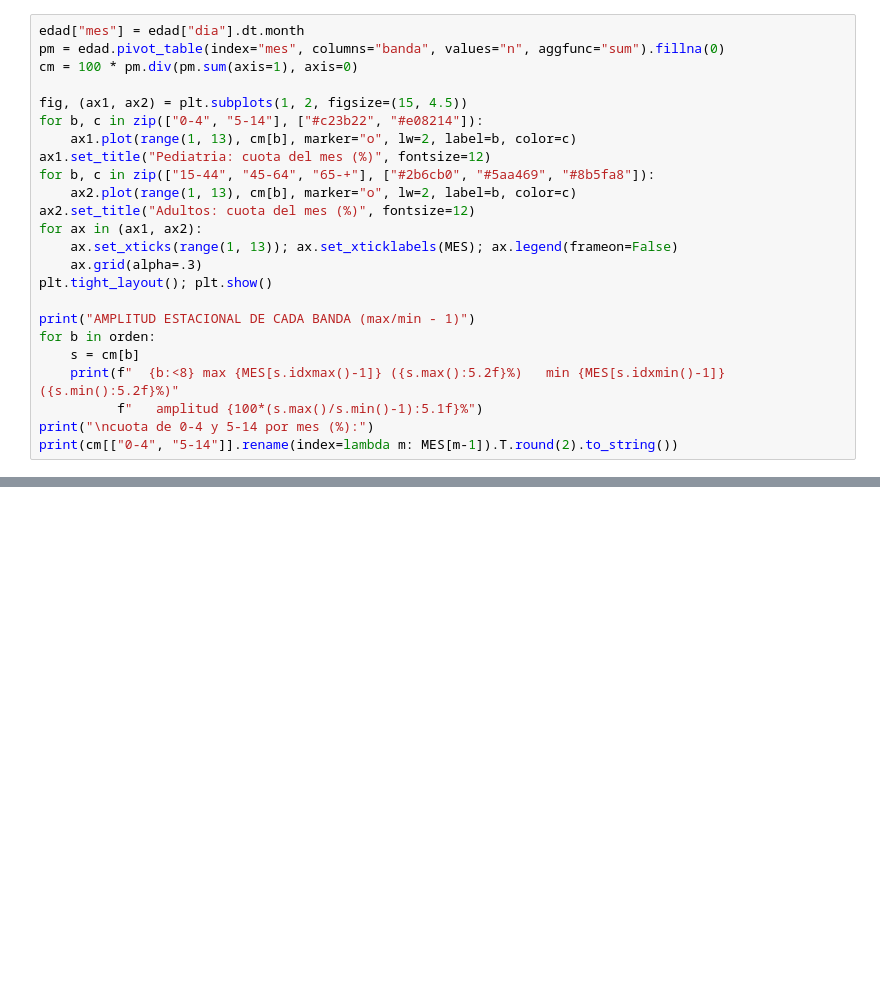
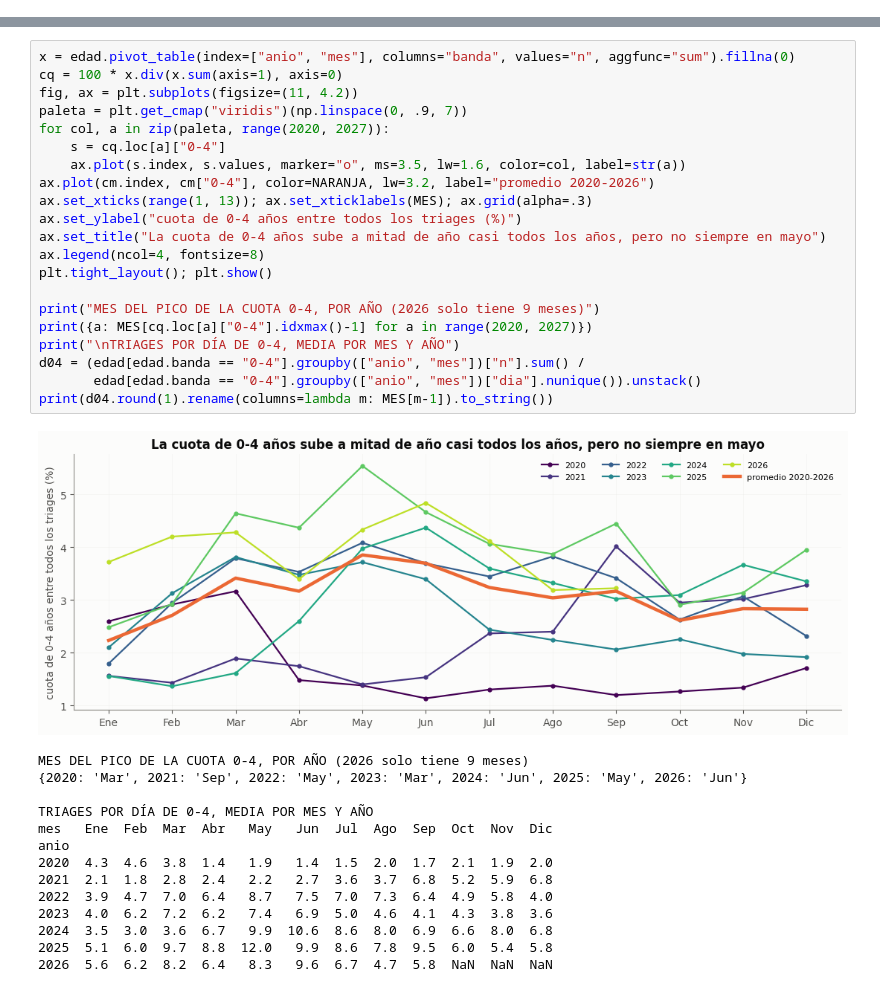
Before and after one commit to SebastianGuerr/puebas, a Jupyter notebook: notebooks/02_el_hospital.ipynb, the cells around one changed output, grey strips where cells are left out. Saved outputs shown, nothing was run; the diff lists cells and outputs as text; blank space fills up the shorter version.

```diff
--- a/notebooks/02_el_hospital.ipynb
+++ b/notebooks/02_el_hospital.ipynb
@@ -260,24 +0,0 @@ obstétrico del cuaderno 01 cae casi entero ahí).
-# %%
-edad["mes"] = edad["dia"].dt.month
-pm = edad.pivot_table(index="mes", columns="banda", values="n", aggfunc="sum").fillna(0)
-cm = 100 * pm.div(pm.sum(axis=1), axis=0)
-
-fig, (ax1, ax2) = plt.subplots(1, 2, figsize=(15, 4.5))
-for b, c in zip(["0-4", "5-14"], ["#c23b22", "#e08214"]):
-    ax1.plot(range(1, 13), cm[b], marker="o", lw=2, label=b, color=c)
-ax1.set_title("Pediatria: cuota del mes (%)", fontsize=12)
-for b, c in zip(["15-44", "45-64", "65-+"], ["#2b6cb0", "#5aa469", "#8b5fa8"]):
-    ax2.plot(range(1, 13), cm[b], marker="o", lw=2, label=b, color=c)
-ax2.set_title("Adultos: cuota del mes (%)", fontsize=12)
-for ax in (ax1, ax2):
-    ax.set_xticks(range(1, 13)); ax.set_xticklabels(MES); ax.legend(frameon=False)
-    ax.grid(alpha=.3)
-plt.tight_layout(); plt.show()
-
-print("AMPLITUD ESTACIONAL DE CADA BANDA (max/min - 1)")
-for b in orden:
-    s = cm[b]
-    print(f"  {b:<8} max {MES[s.idxmax()-1]} ({s.max():5.2f}%)   min {MES[s.idxmin()-1]} ({s.min():5.2f}%)"
-          f"   amplitud {100*(s.max()/s.min()-1):5.1f}%")
-print("\ncuota de 0-4 y 5-14 por mes (%):")
-print(cm[["0-4", "5-14"]].rename(index=lambda m: MES[m-1]).T.round(2).to_string())
@@ -1061,0 +253,36 @@ pediátrica es fuerte; en Manizales no hace calor.
+# %%
+x = edad.pivot_table(index=["anio", "mes"], columns="banda", values="n", aggfunc="sum").fillna(0)
+cq = 100 * x.div(x.sum(axis=1), axis=0)
+fig, ax = plt.subplots(figsize=(11, 4.2))
+paleta = plt.get_cmap("viridis")(np.linspace(0, .9, 7))
+for col, a in zip(paleta, range(2020, 2027)):
+    s = cq.loc[a]["0-4"]
+    ax.plot(s.index, s.values, marker="o", ms=3.5, lw=1.6, color=col, label=str(a))
+ax.plot(cm.index, cm["0-4"], color=NARANJA, lw=3.2, label="promedio 2020-2026")
+ax.set_xticks(range(1, 13)); ax.set_xticklabels(MES); ax.grid(alpha=.3)
+ax.set_ylabel("cuota de 0-4 años entre todos los triages (%)")
+ax.set_title("La cuota de 0-4 años sube a mitad de año casi todos los años, pero no siempre en mayo")
+ax.legend(ncol=4, fontsize=8)
+plt.tight_layout(); plt.show()
+
+print("MES DEL PICO DE LA CUOTA 0-4, POR AÑO (2026 solo tiene 9 meses)")
+print({a: MES[cq.loc[a]["0-4"].idxmax()-1] for a in range(2020, 2027)})
+print("\nTRIAGES POR DÍA DE 0-4, MEDIA POR MES Y AÑO")
+d04 = (edad[edad.banda == "0-4"].groupby(["anio", "mes"])["n"].sum() /
+       edad[edad.banda == "0-4"].groupby(["anio", "mes"])["dia"].nunique()).unstack()
+print(d04.round(1).rename(columns=lambda m: MES[m-1]).to_string())
+# %% [output]
+[figure, added]
+MES DEL PICO DE LA CUOTA 0-4, POR AÑO (2026 solo tiene 9 meses)
+{2020: 'Mar', 2021: 'Sep', 2022: 'May', 2023: 'Mar', 2024: 'Jun', 2025: 'May', 2026: 'Jun'}
+
+TRIAGES POR DÍA DE 0-4, MEDIA POR MES Y AÑO
+mes   Ene  Feb  Mar  Abr   May   Jun  Jul  Ago  Sep  Oct  Nov  Dic
+anio
+2020  4.3  4.6  3.8  1.4   1.9   1.4  1.5  2.0  1.7  2.1  1.9  2.0
+2021  2.1  1.8  2.8  2.4   2.2   2.7  3.6  3.7  6.8  5.2  5.9  6.8
+2022  3.9  4.7  7.0  6.4   8.7   7.5  7.0  7.3  6.4  4.9  5.8  4.0
+2023  4.0  6.2  7.2  6.2   7.4   6.9  5.0  4.6  4.1  4.3  3.8  3.6
+2024  3.5  3.0  3.6  6.7   9.9  10.6  8.6  8.0  6.9  6.6  8.0  6.8
+2025  5.1  6.0  9.7  8.8  12.0   9.9  8.6  7.8  9.5  6.0  5.4  5.8
+2026  5.6  6.2  8.2  6.4   8.3   9.6  6.7  4.7  5.8  NaN  NaN  NaN
```
Also changed, not shown: parts of 72 cells of this notebook, 28 other files.
